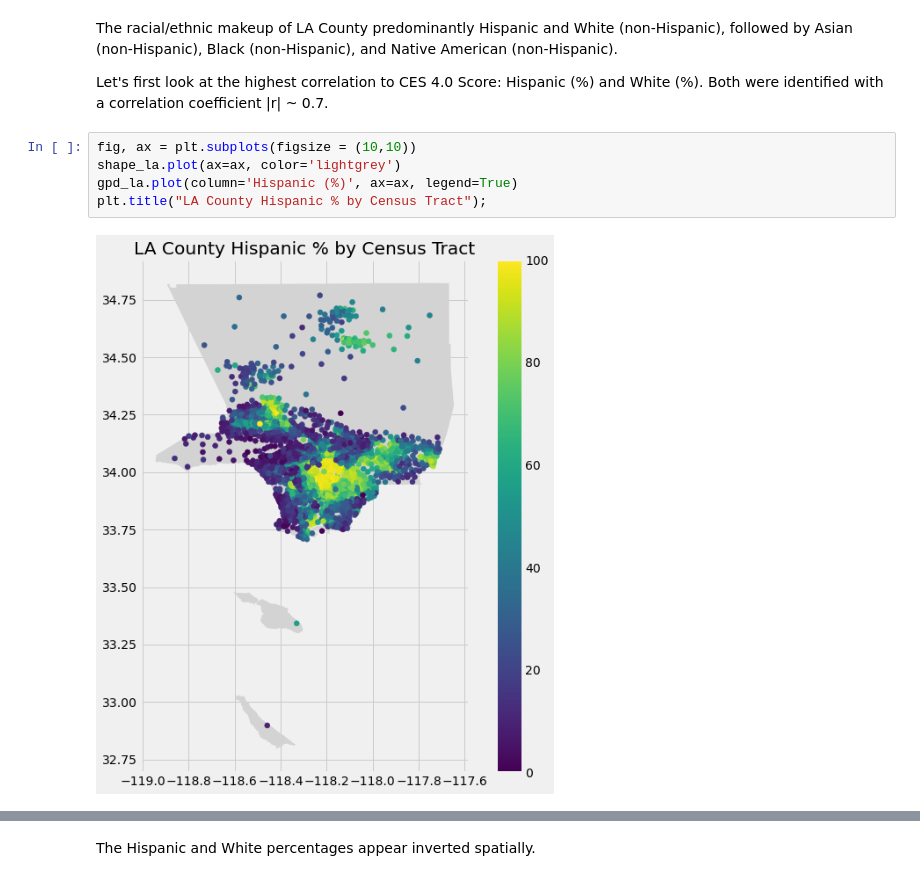
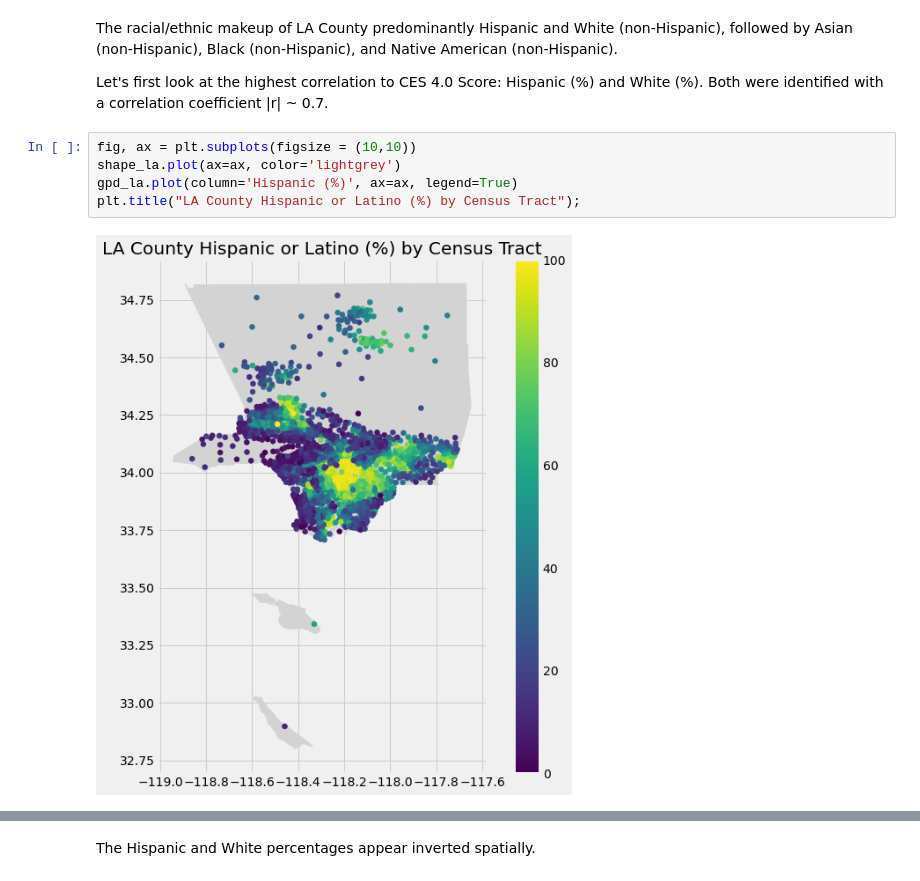
Before and after one commit to carlosortizdev/Thesis, a Jupyter notebook: notebooks/2.EDA.ipynb, the cells around one changed output, grey strips where cells are left out. Drawn from its saved outputs; the diff is of its cells as text.

Commit message:
updated images for update to ces_losangeles.csv

```diff
--- a/notebooks/2.EDA.ipynb
+++ b/notebooks/2.EDA.ipynb
@@ -95,10 +95,10 @@ Let's first look at the highest correlation to CES 4.0 Score: Hispanic (%) and W
 # %%
 fig, ax = plt.subplots(figsize = (10,10))
 shape_la.plot(ax=ax, color='lightgrey')
 gpd_la.plot(column='Hispanic (%)', ax=ax, legend=True)
-plt.title("LA County Hispanic % by Census Tract");
+plt.title("LA County Hispanic or Latino (%) by Census Tract");
 # %% [output]
-[figure, old version]
+[figure, new version]
 # %%
 fig, ax = plt.subplots(figsize = (10,10))
 shape_la.plot(ax=ax, color='lightgrey')
```
Also changed, not shown: parts of 1 cell of this notebook, 56 other files.
